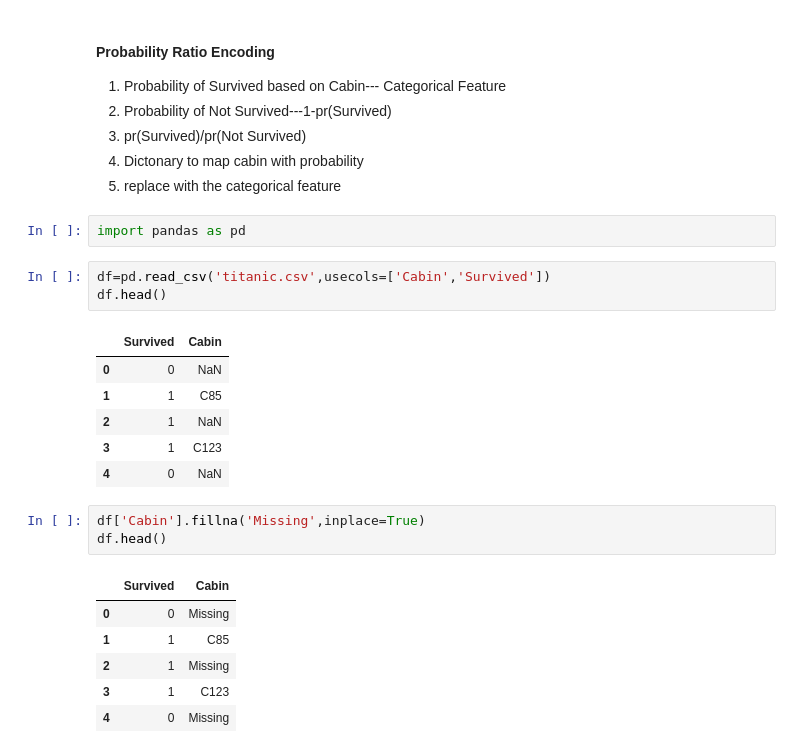
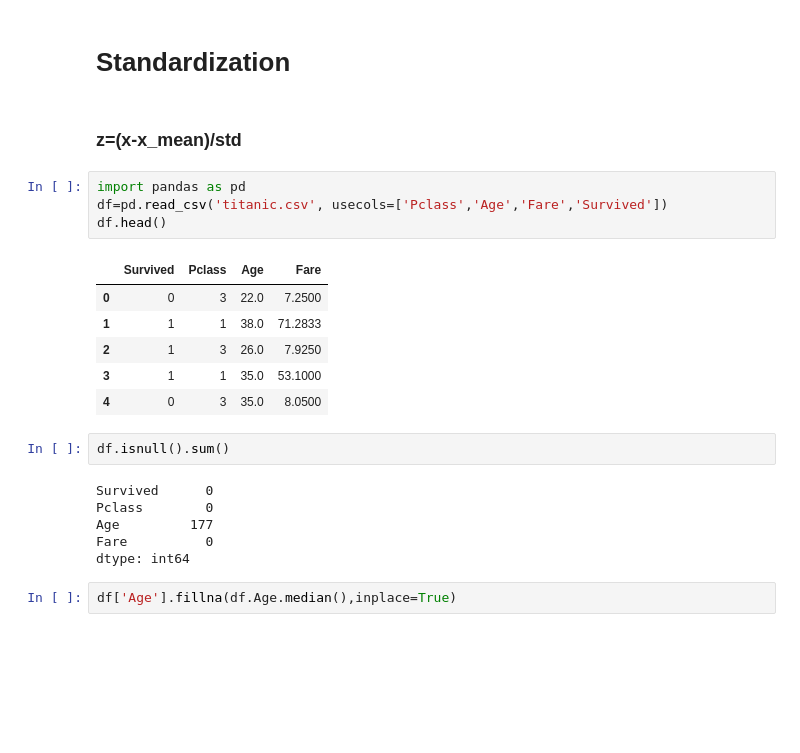
Before and after one commit to AugustineJosephMN/Feature-Engineering, a Jupyter notebook: Normalization and Std.ipynb, the cells around one changed output. Saved outputs shown, nothing was run; the diff lists cells and outputs as text; blank space fills up the shorter version.

```diff
--- a/Normalization and Std.ipynb
+++ b/Normalization and Std.ipynb
@@ -1,29 +1,25 @@
-# %% [markdown]
-#### Probability Ratio Encoding
-1. Probability of Survived based on Cabin--- Categorical Feature
-2. Probability of Not Survived---1-pr(Survived)
-3. pr(Survived)/pr(Not Survived)
-4. Dictonary to map cabin with probability
-5. replace with the categorical feature
-# %%
-import pandas as pd
+# %% [markdown]
+# Standardization
+# %% [markdown]
+### z=(x-x_mean)/std
 # %%
-df=pd.read_csv('titanic.csv',usecols=['Cabin','Survived'])
+import pandas as pd
+df=pd.read_csv('titanic.csv', usecols=['Pclass','Age','Fare','Survived'])
 df.head()
 # %% [output]
-|  | Survived | Cabin |
-| 0 | 0 | NaN |
-| 1 | 1 | C85 |
-| 2 | 1 | NaN |
-| 3 | 1 | C123 |
-| 4 | 0 | NaN |
+|  | Survived | Pclass | Age | Fare |
+| 0 | 0 | 3 | 22.0 | 7.2500 |
+| 1 | 1 | 1 | 38.0 | 71.2833 |
+| 2 | 1 | 3 | 26.0 | 7.9250 |
+| 3 | 1 | 1 | 35.0 | 53.1000 |
+| 4 | 0 | 3 | 35.0 | 8.0500 |
+# %%
+df.isnull().sum()
+# %% [output]
+Survived      0
+Pclass        0
+Age         177
+Fare          0
+dtype: int64
 # %%
-df['Cabin'].fillna('Missing',inplace=True)
-df.head()
+df['Age'].fillna(df.Age.median(),inplace=True)
-# %% [output]
-|  | Survived | Cabin |
-| 0 | 0 | Missing |
-| 1 | 1 | C85 |
-| 2 | 1 | Missing |
-| 3 | 1 | C123 |
-| 4 | 0 | Missing |
```
Also changed, not shown: parts of 22 cells of this notebook, 1 other file.
